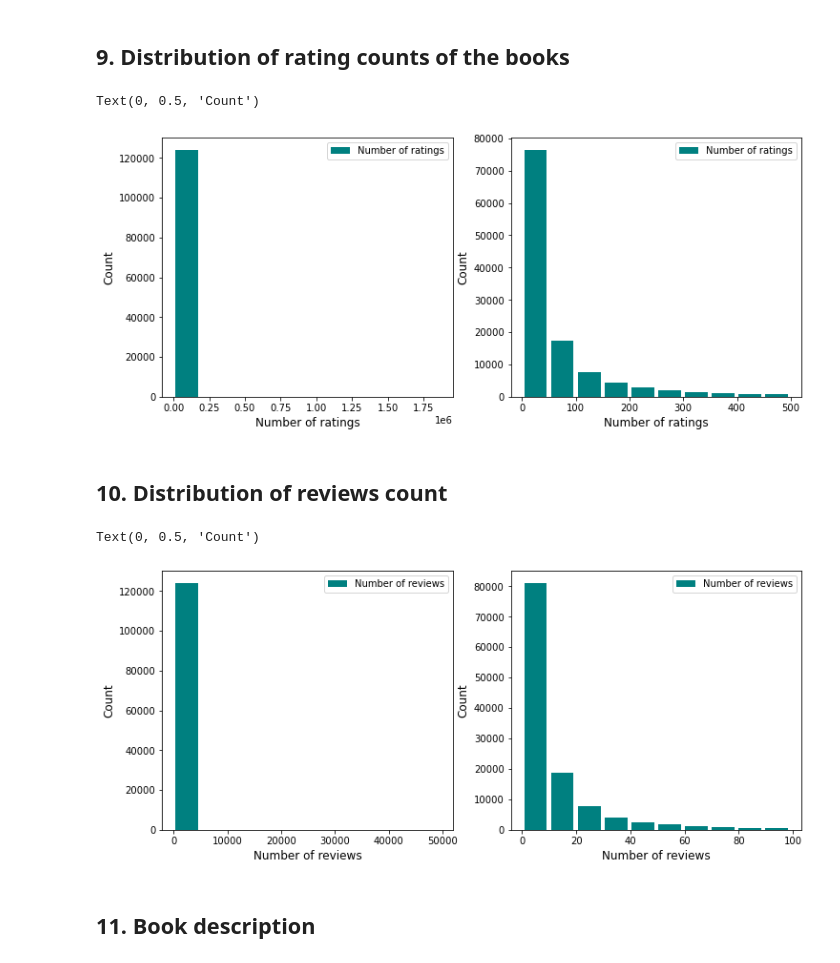
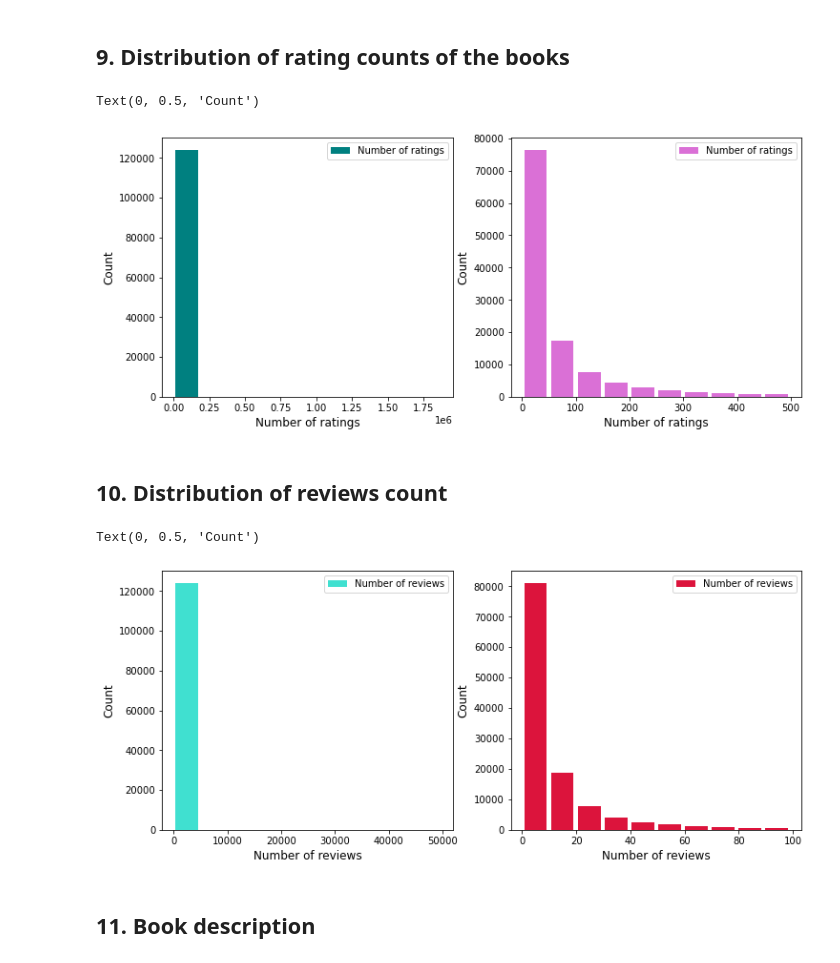
Before and after one commit to somayehY/Somayeh_Youssefi, a Jupyter notebook: Book Recomendation System/BookRecomSys_DataWrangling.ipynb, the cells around one changed output. Drawn from its saved outputs; the diff is of its cells as text; code cells hidden in the pictures.

```diff
--- a/Book Recomendation System/BookRecomSys_DataWrangling.ipynb
+++ b/Book Recomendation System/BookRecomSys_DataWrangling.ipynb
@@ -330,7 +318,7 @@ There is no duplicates in the data.
 fig, (ax0, ax1) = plt.subplots(nrows=1, ncols=2, figsize=(12,5))
 
 books["ratings_count"].plot.hist(bins=10, rwidth=0.85, color="teal", ax=ax0)
-books[books["ratings_count"]<500]['ratings_count'].plot.hist(bins=10, rwidth=0.85, color="teal", ax=ax1)
+books[books["ratings_count"]<500]['ratings_count'].plot.hist(bins=10, rwidth=0.85, color="orchid", ax=ax1)
 
 ax0.legend(['Number of ratings'])
 ax0.set_xlabel('Number of ratings', fontsize=12)
@@ -341,26 +329,26 @@ ax1.set_xlabel('Number of ratings', fontsize=12)
 ax1.set_ylabel('Count', fontsize=12)
 # %% [output]
 Text(0, 0.5, 'Count')
-[figure, old version]
+[figure, new version]
 # %% [markdown]
 ## 10. Distribution of reviews count  <a class='anchor' id='reviw_count'>
 # %%
 # Plot the histogram of the review counts
 fig, (ax0, ax1) = plt.subplots(nrows=1, ncols=2, figsize=(12,5))
 
-books["text_reviews_count"].plot.hist(bins=10, rwidth=0.85, color="teal", ax=ax0)
-books[books["text_reviews_count"]<100]['text_reviews_count'].plot.hist(bins=10, rwidth=0.85, color="teal", ax=ax1)
+books["text_reviews_count"].plot.hist(bins=10, rwidth=0.85, color="turquoise", ax=ax0)
+books[books["text_reviews_count"]<100]['text_reviews_count'].plot.hist(bins=10, rwidth=0.85, color="crimson", ax=ax1)
 
 ax0.legend(['Number of reviews'])
 ax0.set_xlabel('Number of reviews', fontsize=12)
 ax0.set_ylabel('Count', fontsize=12)
 
 ax1.legend(['Number of reviews'])
 ax1.set_xlabel('Number of reviews', fontsize=12)
 ax1.set_ylabel('Count', fontsize=12)
 # %% [output]
 Text(0, 0.5, 'Count')
-[figure, old version]
+[figure, new version]
 # %% [markdown]
 ## 11. Book description <a class='anchor' id='description'>
 # %% [markdown]
```
Also changed, not shown: parts of 39 cells of this notebook.
